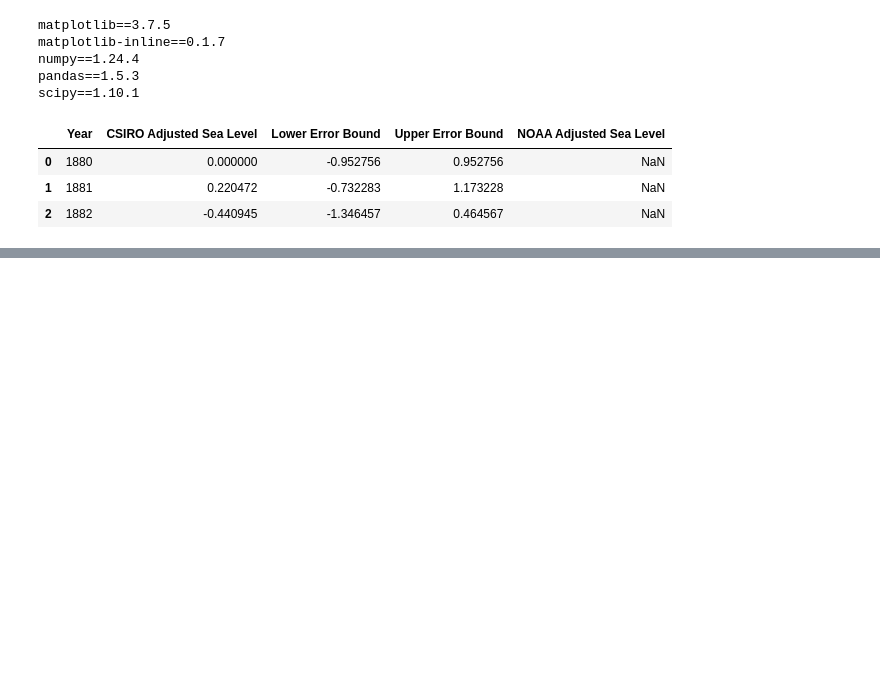
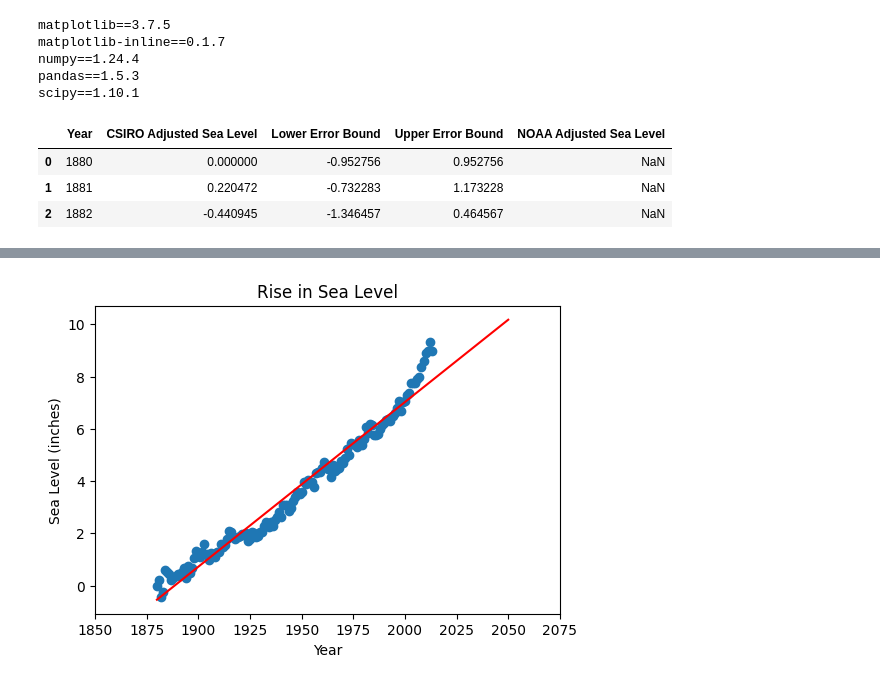
Before and after one commit to lemilosm/boilerplate-sea-level-predictor, a Jupyter notebook: testing_sea_level_predictor.ipynb, the cells around one changed output, grey strips where cells are left out. Drawn from its saved outputs; the diff is of its cells as text; code cells hidden in the pictures; blank space fills up the shorter version.

```diff
--- a/testing_sea_level_predictor.ipynb
+++ b/testing_sea_level_predictor.ipynb
@@ -65,0 +129,18 @@ df_esl.head(3)
+# %%
+# extending prediction to year 2050
+
+# linear regression parametters
+linearreg = linregress(x, y)
+# obtaining pred line to plot it
+y_pred = x * linearreg.slope + linearreg.intercept
+# prediction of sea level from 2014 to 2050
+y_2014to2050 = []
+for i,yr in enumerate(range( x[-1]+1 ,2051 )):
+    y_2014to2050.append(yr * linearreg.slope + linearreg.intercept)
+    # print(i,yr)
+
+# extending pred line to year 2050 (year by year), and also its correspondind x array
+y_pred2050 = np.append(y_pred, y_2014to2050)
+x_2050 = np.append(x ,   range( x[-1]+1 ,2051 ) )
+
+x_2050[-39:]  ,  y_pred2050[-39:]
@@ -65,0 +162,31 @@ df_esl.head(3)
+# %%
+# replotting with the pred arrays at the pred line extended to 2050
+
+# initial parameters
+fig, ax = plt.subplots(figsize=(6,4))
+x = df_esl["Year"].to_numpy()
+y = df_esl["CSIRO Adjusted Sea Level"].to_numpy()
+
+# linear regression parametters
+linearreg = linregress(x, y)
+# obtaining pred line to plot it
+y_pred = x * linearreg.slope + linearreg.intercept
+# prediction of sea level from 2014 to 2050
+y_2014to2050 = []
+for i,yr in enumerate(range( x[-1]+1 ,2051 )):
+    y_2014to2050.append(yr * linearreg.slope + linearreg.intercept)
+    # print(i,yr)
+
+# extending pred line to year 2050 (year by year), and also its correspondind x array
+y_pred2050 = np.append(y_pred, y_2014to2050)
+x_2050 = np.append(x ,   range( x[-1]+1 ,2051 ) )
+
+# plotting
+ax.scatter(x, y)
+ax.plot(x_2050 , y_pred2050 , 'r' , label='Linear Regression')
+
+ax.set(title='Rise in Sea Level', xlabel='Year', ylabel='Sea Level (inches)',
+        xticks=[1850.0, 1875.0, 1900.0, 1925.0, 1950.0, 1975.0, 2000.0, 2025.0, 2050.0, 2075.0])
+plt.show()
+# %% [output]
+[figure, added]
```
Also changed, not shown: parts of 25 cells of this notebook, 3 other files.
